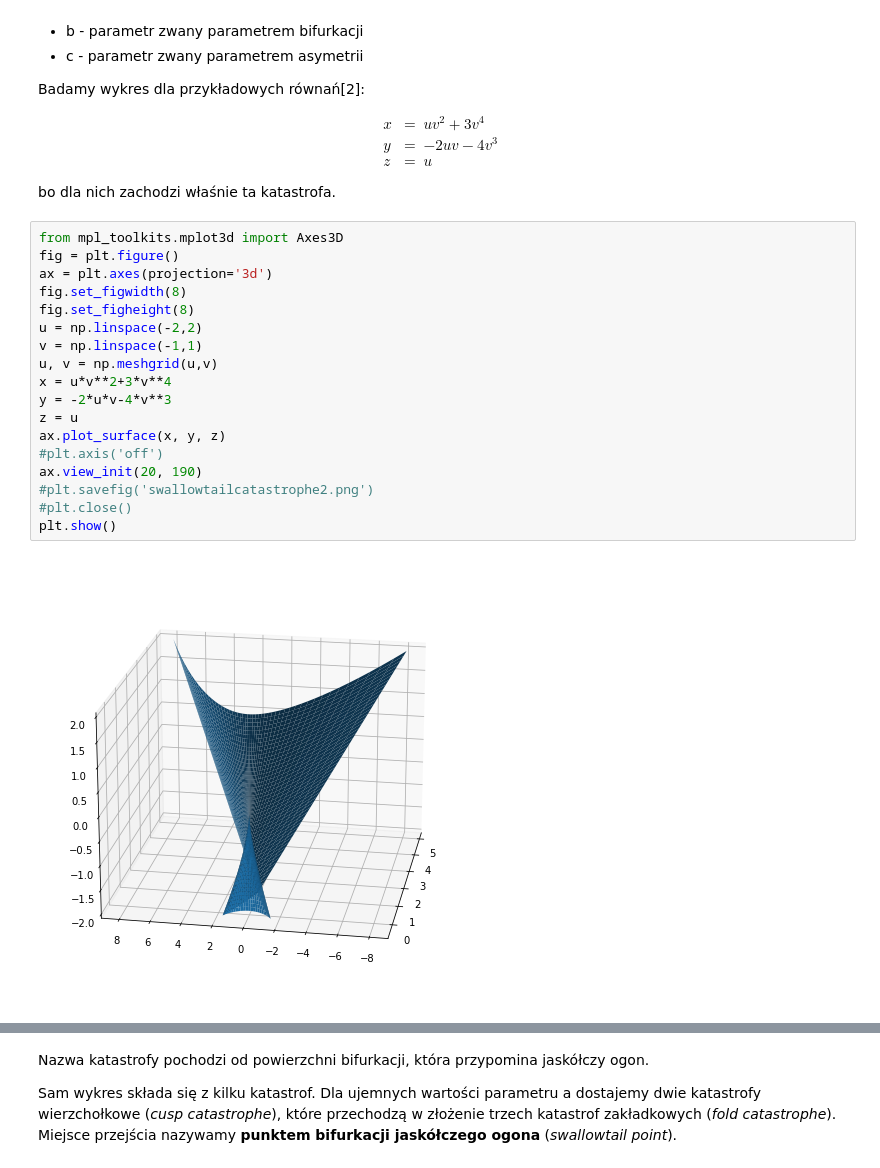
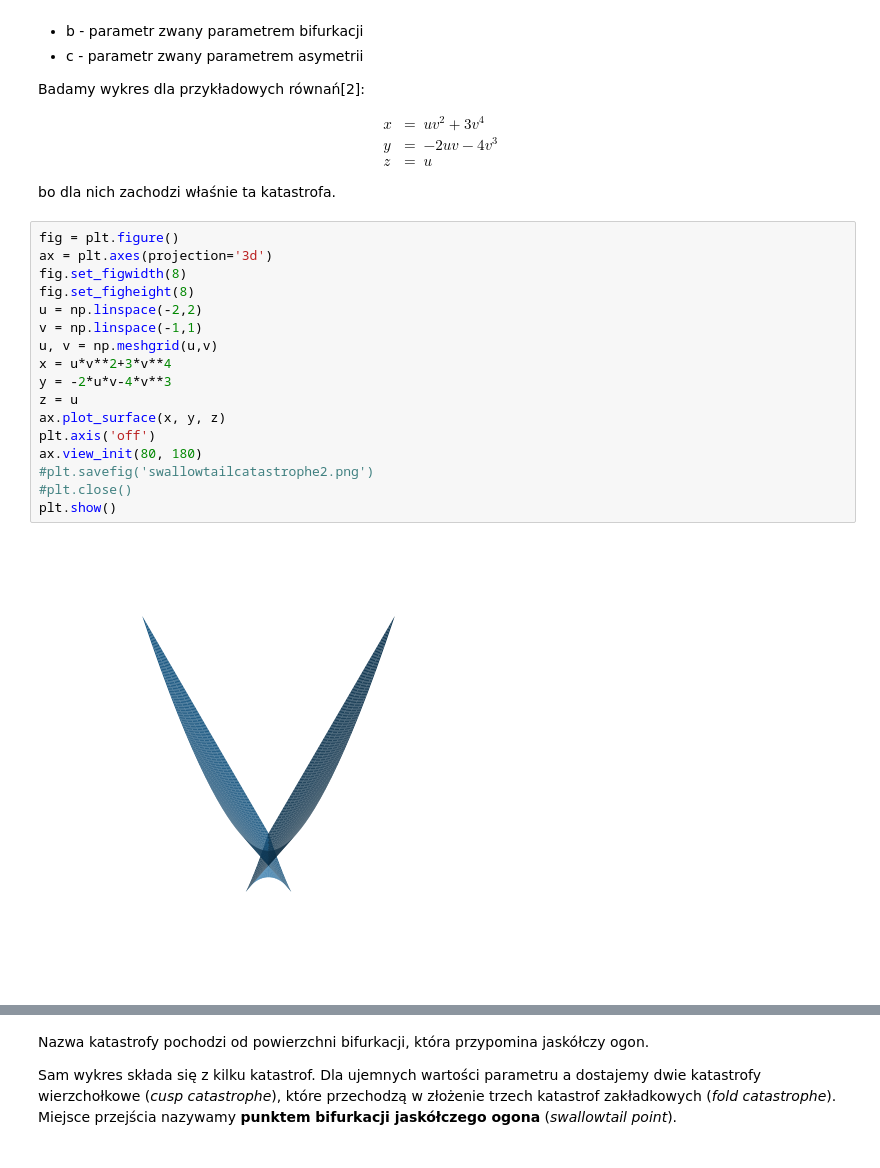
Before and after one commit to klaudynka245/Bifurcations, a Jupyter notebook: teoria katastrof.ipynb, the cells around one changed output, grey strips where cells are left out. Cells and saved outputs as stored; diff of their text form.

```diff
--- a/teoria katastrof.ipynb
+++ b/teoria katastrof.ipynb
@@ -117,25 +117,24 @@ $$
 
 bo dla nich zachodzi właśnie ta katastrofa.
 # %%
-from mpl_toolkits.mplot3d import Axes3D
 fig = plt.figure()
 ax = plt.axes(projection='3d')
 fig.set_figwidth(8)
 fig.set_figheight(8)
 u = np.linspace(-2,2)
 v = np.linspace(-1,1)
 u, v = np.meshgrid(u,v)
 x = u*v**2+3*v**4
 y = -2*u*v-4*v**3
 z = u
 ax.plot_surface(x, y, z)
-#plt.axis('off')
-ax.view_init(20, 190)
+plt.axis('off')
+ax.view_init(80, 180)
 #plt.savefig('swallowtailcatastrophe2.png')
 #plt.close()
 plt.show()
 # %% [output]
-[figure, old version]
+[figure, new version]
 # %% [markdown]
 ![swallowtailcatastrophe.png](attachment:swallowtailcatastrophe.png)
 # %% [markdown]
```
Also changed, not shown: parts of 5 cells of this notebook.
